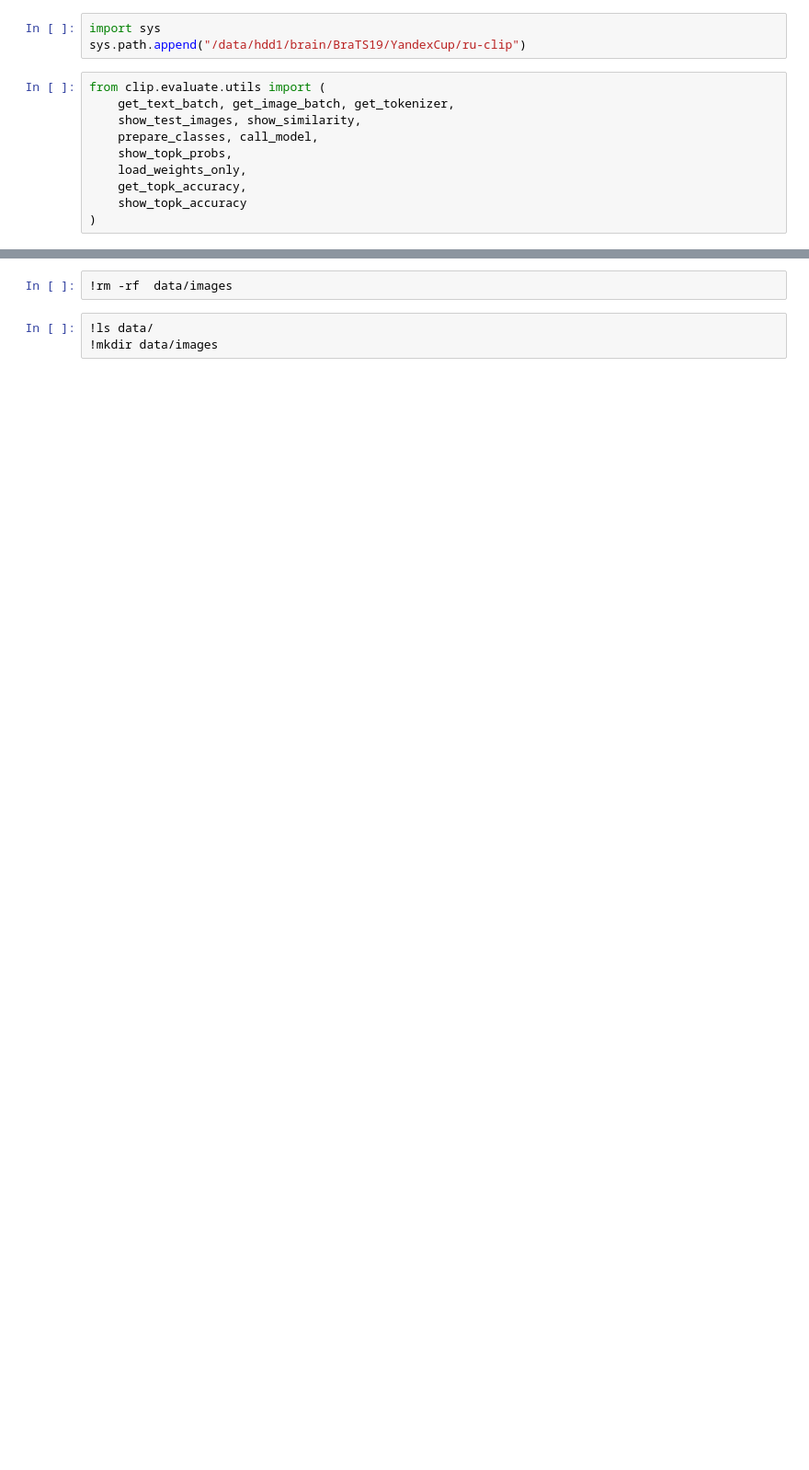
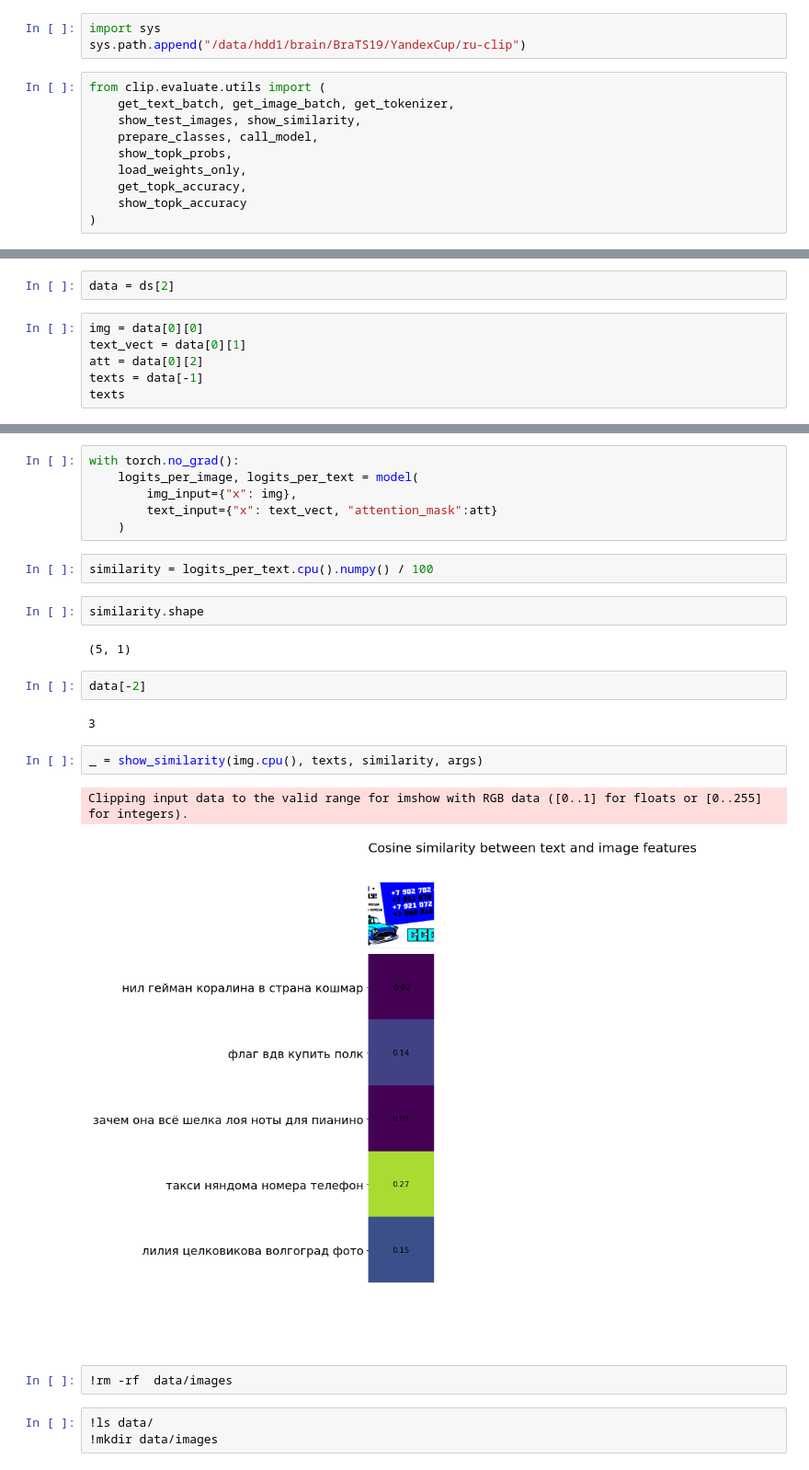
Before and after one commit to SkylarPro/YandexCupCV, a Jupyter notebook: src/train/DataSet.ipynb, the cells around one changed output, grey strips where cells are left out. Shown at 92% size. Drawn from its saved outputs; the diff is of its cells as text; blank space fills up the shorter version.

```diff
--- a/src/train/DataSet.ipynb
+++ b/src/train/DataSet.ipynb
@@ -202,0 +228,8 @@ tensor([0, 0, 0, 0, 0, 0, 0, 0, 0, 0, 0, 0, 0, 0, 0, 0, 0, 0, 0, 1],
+# %%
+data = ds[2]
+# %%
+img = data[0][0]
+text_vect = data[0][1]
+att = data[0][2]
+texts = data[-1]
+texts
@@ -203,3 +242,24 @@ tensor([0, 0, 0, 0, 0, 0, 0, 0, 0, 0, 0, 0, 0, 0, 0, 0, 0, 0, 0, 1],
+# %%
+with torch.no_grad():
+    logits_per_image, logits_per_text = model(
+        img_input={"x": img},
+        text_input={"x": text_vect, "attention_mask":att}
+    )
+# %%
+similarity = logits_per_text.cpu().numpy() / 100
+# %%
+similarity.shape
+# %% [output]
+(5, 1)
+# %%
+data[-2]
+# %% [output]
+3
+# %%
+_ = show_similarity(img.cpu(), texts, similarity, args)
+# %% [output]
+Clipping input data to the valid range for imshow with RGB data ([0..1] for floats or [0..255] for integers).
+[figure, added]
 # %%
 !rm -rf  data/images
 # %%
```
Also changed, not shown: parts of 9 cells of this notebook, 6 other files.
